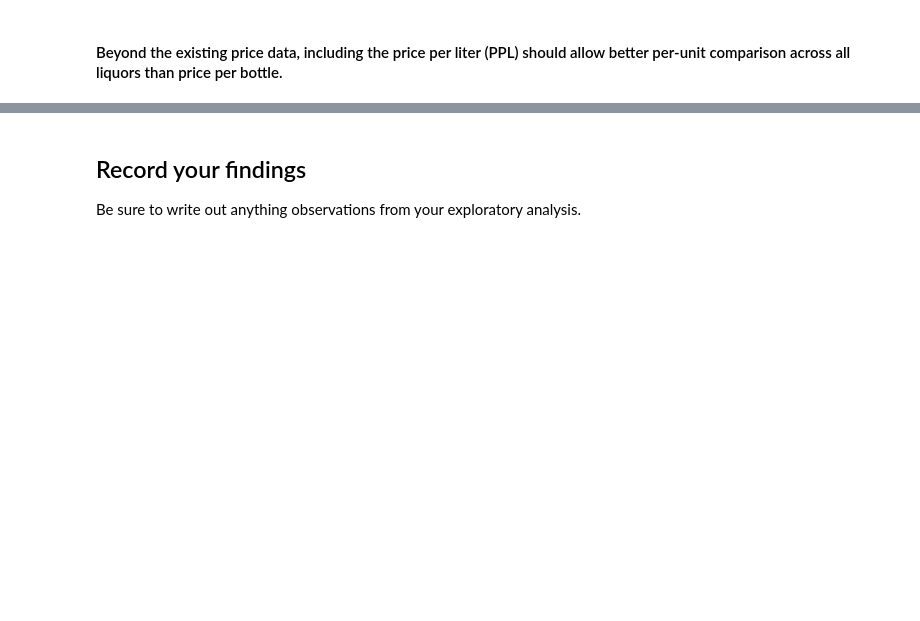
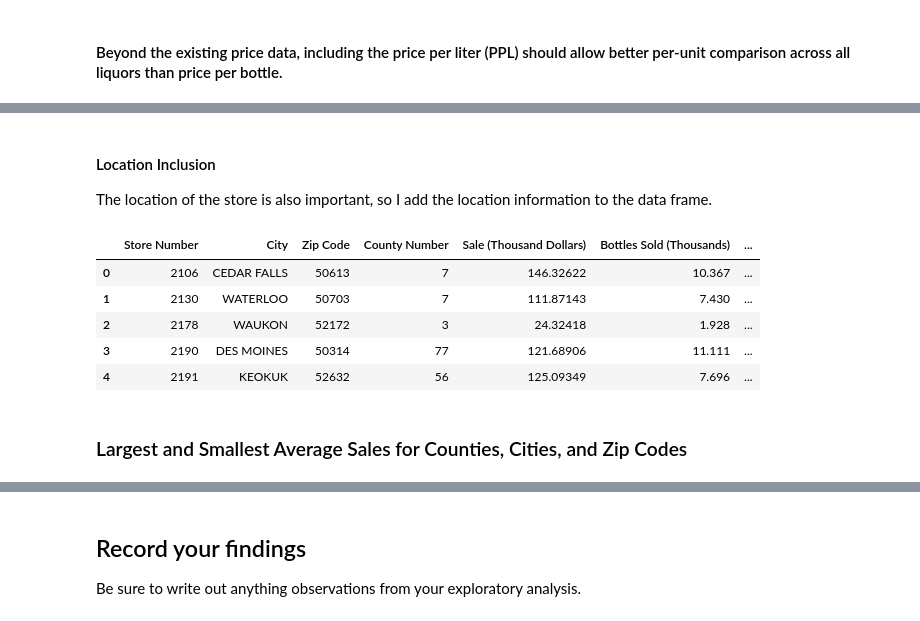
Before and after one commit to davidsanford/DSI_Project_3, a Jupyter notebook: Project_3.ipynb, the cells around one changed output, grey strips where cells are left out. Cells and saved outputs as stored; diff of their text form; code cells hidden in the pictures; blank space fills up the shorter version.

```diff
--- a/Project_3.ipynb
+++ b/Project_3.ipynb
@@ -135,0 +198,20 @@ liquor_sales.groupby("Store Number")["PPL"].mean().hist(log=True)
+# %% [markdown]
+#### Location Inclusion
+
+The location of the store is also important, so I add the location information to the data frame.
+# %%
+store_locations = liquor_2015[["Store Number","City","Zip Code","County Number"]].groupby("Store Number").agg("first")
+store_locations["Store Number"] = store_locations.index
+store_locations = store_locations[["Store Number","City","Zip Code","County Number"]]
+store_data_2015 = pd.merge(store_locations, stores_summary_2015,on="Store Number")
+
+store_data_2015.head()
+# %% [output]
+|  | Store Number | City | Zip Code | County Number | Sale (Thousand Dollars) | Bottles Sold (Thousands) | ... |
+| 0 | 2106 | CEDAR FALLS | 50613 | 7 | 146.32622 | 10.367 | ... |
+| 1 | 2130 | WATERLOO | 50703 | 7 | 111.87143 | 7.430 | ... |
+| 2 | 2178 | WAUKON | 52172 | 3 | 24.32418 | 1.928 | ... |
+| 3 | 2190 | DES MOINES | 50314 | 77 | 121.68906 | 11.111 | ... |
+| 4 | 2191 | KEOKUK | 52632 | 56 | 125.09349 | 7.696 | ... |
+# %% [markdown]
+### Largest and Smallest Average Sales for Counties, Cities, and Zip Codes
```
Also changed, not shown: parts of 23 cells of this notebook.
